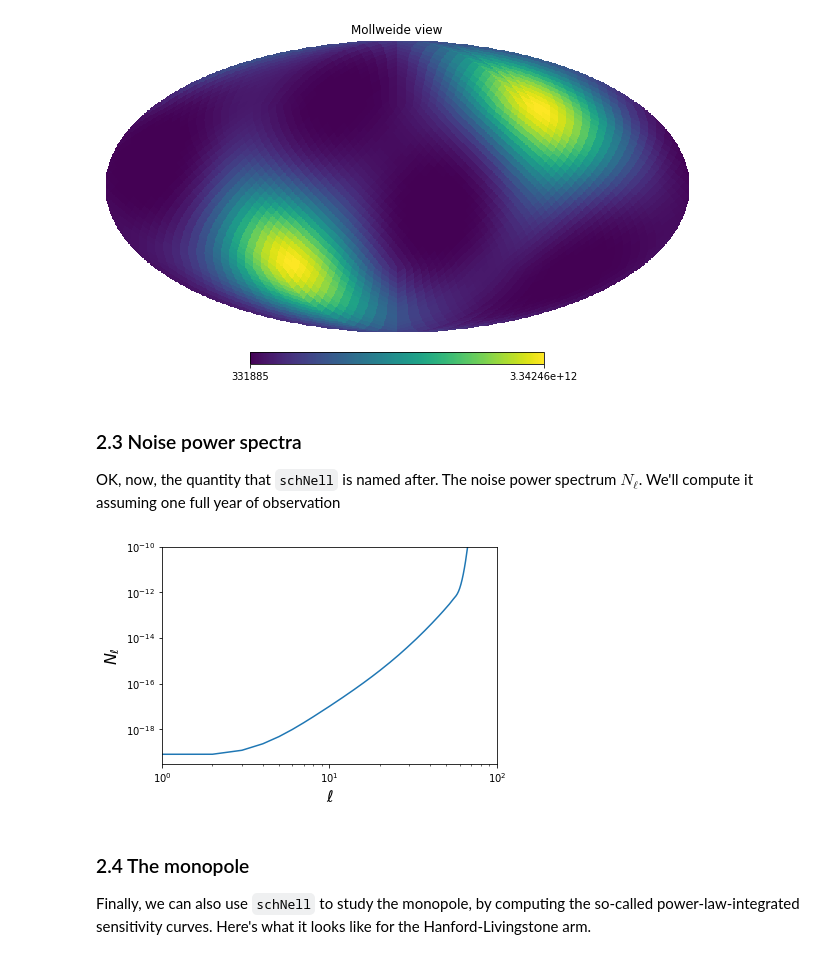
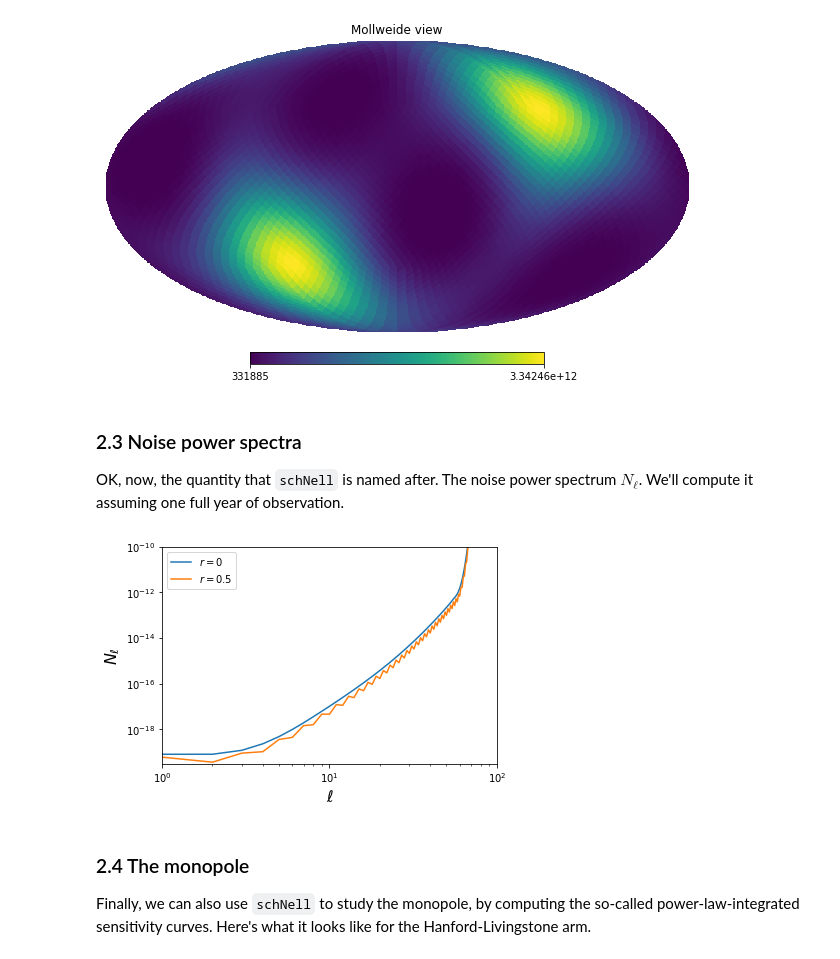
Before and after one commit to damonge/schNell, a Jupyter notebook: examples/Nell_example.ipynb, the cells around one changed output. Cells and saved outputs as stored; diff of their text form; code cells hidden in the pictures.

```diff
--- a/examples/Nell_example.ipynb
+++ b/examples/Nell_example.ipynb
@@ -129,0 +136,21 @@ plt.ylabel(r'$N_f\,[{\rm Hz}^{-1}]$', fontsize=16);
+# %%
+# Let's create two constant correlations
+# 1. An identity one
+r_eye = snl.NoiseCorrelationConstantIdentity(ndet=2)
+
+# 2. One with a constant correlation coefficient r=0.5
+r_0p5 = snl.NoiseCorrelationConstantR(ndet=2, r=0.5)
+
+# As an example, here's how you generate the correlation
+# matrix for LISA
+r_LISA = snl.NoiseCorrelationLISA(lisa[0])
+
+# Let's then create a pretty plot of the correlation coefficient
+# for LISA:
+freqs = np.geomspace(1E-4, 1, 1024)
+rcorr = r_LISA.get_corrmat(freqs)
+plt.figure()
+plt.plot(freqs, rcorr[:, 0, 1], 'k-')
+plt.xscale('log')
+plt.xlabel(r'$f\,[{\rm Hz}]$', fontsize=16)
+plt.ylabel(r'$r_f$', fontsize=16);
@@ -134,6 +163,11 @@ Map calculators compute map-level noise quantities for a network of detectors. L
 # We will use a pivot frequency of 63 Hz and a spectral index of 2/3,
 # corresponding to a stochastic background of binary mergers.
 mc = snl.MapCalculator([hf, lv], f_pivot=63., spectral_index=2./3.)
+
+# Let's also create another calculator using the 0.2 correlation
+# matrix we created above
+mc0p5 = snl.MapCalculator([hf, lv], f_pivot=63.,
+                          spectral_index=2./3., corr_matrix=r_0p5)
 # %% [markdown]
 ## 2.1 Antenna patterns
 Let's start by looking at the antenna patern for this 2-element network. We will sample it on a HEALPix map with resolution parameter `nside=64` (corresponding to degree-sized pixels).
@@ -173,25 +207,30 @@ hp.mollview(inoi_hl)
 [figure]
 # %% [markdown]
 ### 2.3 Noise power spectra
-OK, now, the quantity that `schNell` is named after. The noise power spectrum $N_\ell$. We'll compute it assuming one full year of observation
+OK, now, the quantity that `schNell` is named after. The noise power spectrum $N_\ell$. We'll compute it assuming one full year of observation.
 # %%
 nside = 64
 obs_time = 365 * 24 * 3600
 freqs = np.linspace(10., 1010., 101)
 
 nl = mc.get_N_ell(obs_time, freqs, nside, no_autos=True)
+# Just for show, let's also calculate the N_ell you'd get
+# if both detectors had a 50% correlation coefficient.
+nl_0p5 = mc0p5.get_N_ell(obs_time, freqs, nside, no_autos=True)
 
 # Plotting time!
 ls = np.arange(3 * nside)
 plt.figure()
-plt.plot(ls, nl)
+plt.plot(ls, nl, label=r'$r=0$')
+plt.plot(ls, nl_0p5, label=r'$r=0.5$')
 plt.xlim([1, 100])
 plt.ylim([3E-20, 1E-10])
+plt.legend(loc='upper left')
 plt.xlabel(r'$\ell$', fontsize=16)
 plt.ylabel(r'$N_\ell$', fontsize=16)
 plt.loglog();
 # %% [output]
-[figure, old version]
+[figure, new version]
 # %% [markdown]
 ### 2.4 The monopole
 Finally, we can also use `schNell` to study the monopole, by computing the so-called power-law-integrated sensitivity curves. Here's what it looks like for the Hanford-Livingstone arm.
```
Also changed, not shown: parts of 3 cells of this notebook.
